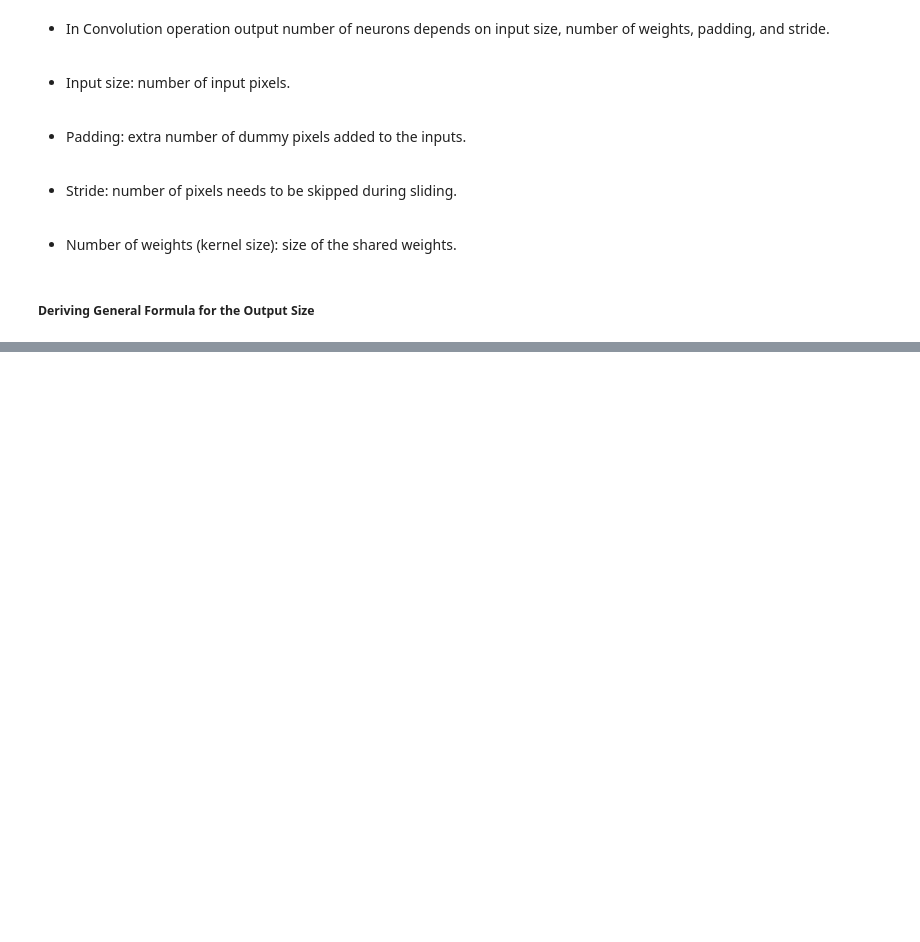
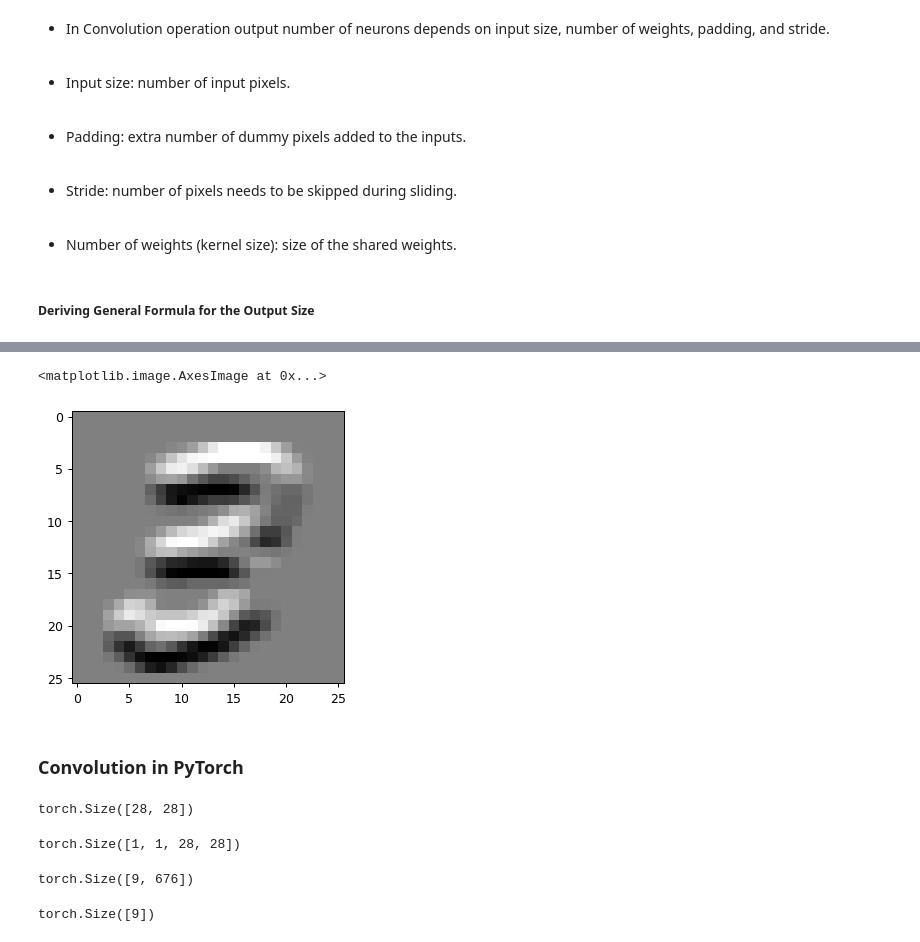
Before and after one commit to arun477/miniai, a Jupyter notebook: nbs/07_convolutions.ipynb, the cells around one changed output, grey strips where cells are left out. Saved outputs shown, nothing was run; the diff lists cells and outputs as text; code cells hidden in the pictures; blank space fills up the shorter version.

Commit message:
basic convolution operation constructed using pytorch functions

```diff
--- a/nbs/07_convolutions.ipynb
+++ b/nbs/07_convolutions.ipynb
@@ -84,0 +151,3 @@ with gzip.open('../data/mnist.pkl.gz', 'rb') as f: data = pickle.load(f, encodin
+# %%
+def apply_kerenl(row, col, kerenl):
+    return (im3[row-1:row+2, col-1:col+2]*kerenl).sum()
@@ -84,0 +158,10 @@ with gzip.open('../data/mnist.pkl.gz', 'rb') as f: data = pickle.load(f, encodin
+# %%
+rng = range(1,27)
+im3_top_edges = [[apply_kerenl(i, j, top_edges) for j in rng] for i in rng]
+# %%
+plt.imshow(im3_top_edges)
+# %% [output]
+<matplotlib.image.AxesImage at 0x...>
+[figure, added]
+# %% [markdown]
+### Convolution in PyTorch
@@ -84,0 +171,19 @@ with gzip.open('../data/mnist.pkl.gz', 'rb') as f: data = pickle.load(f, encodin
+# %%
+im3.shape
+# %% [output]
+torch.Size([28, 28])
+# %%
+inp = im3[None,None,].float()
+inp.shape
+# %% [output]
+torch.Size([1, 1, 28, 28])
+# %%
+inp_unf = F.unfold(inp, 3)[0]
+inp_unf.shape
+# %% [output]
+torch.Size([9, 676])
+# %%
+w = top_edges.view(-1)
+w.shape
+# %% [output]
+torch.Size([9])
```
Also changed, not shown: parts of 28 cells of this notebook.
